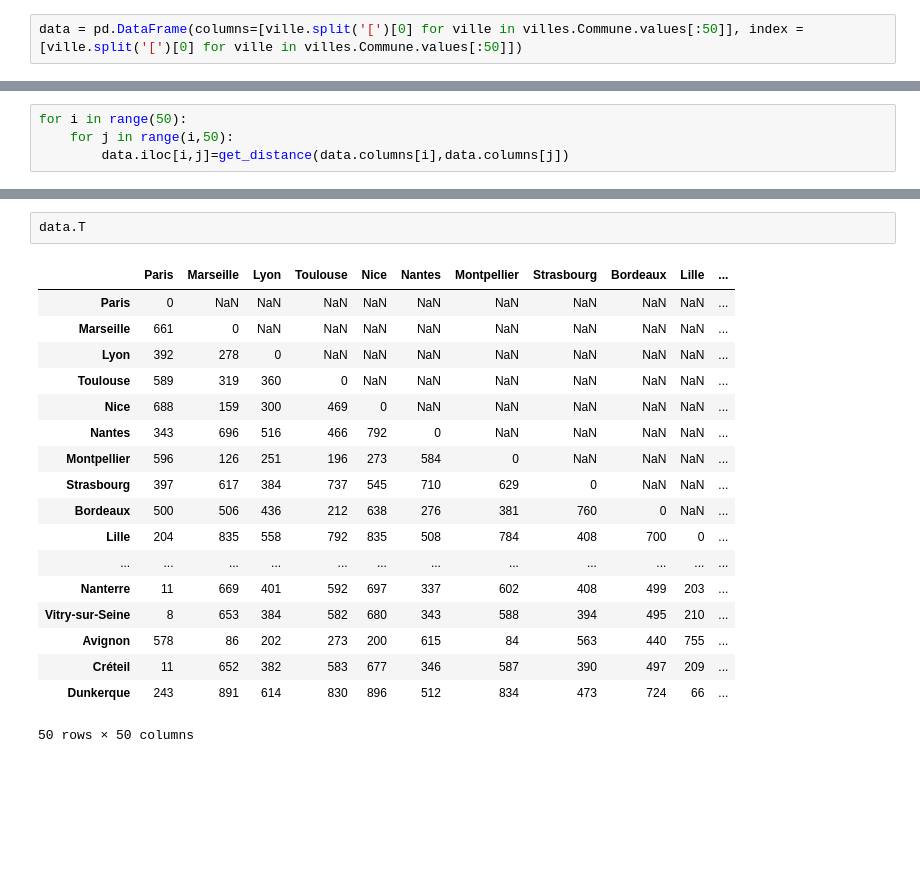
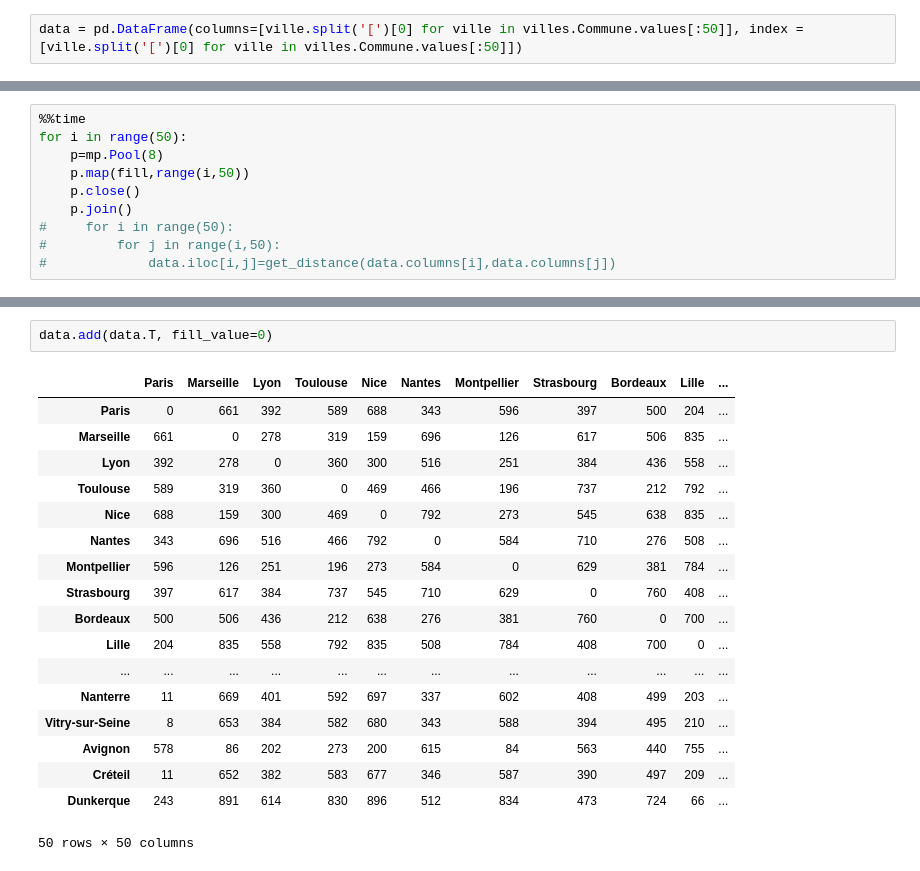
Before and after one commit to MSBigData2019/Benoit_SdeMenthiere, a Jupyter notebook: kit_datascience/Lesson3/cc3_matrice_distance_grdes_villes.ipynb, the cells around one changed output, grey strips where cells are left out. Saved outputs shown, nothing was run; the diff lists cells and outputs as text; blank space fills up the shorter version.

```diff
--- a/kit_datascience/Lesson3/cc3_matrice_distance_grdes_villes.ipynb
+++ b/kit_datascience/Lesson3/cc3_matrice_distance_grdes_villes.ipynb
@@ -42,4 +49,10 @@ data = pd.DataFrame(columns=[ville.split('[')[0] for ville in villes.Commune.val
 # %%
+%%time
 for i in range(50):
-    for j in range(i,50):
-        data.iloc[i,j]=get_distance(data.columns[i],data.columns[j])
+    p=mp.Pool(8)
+    p.map(fill,range(i,50))
+    p.close()
+    p.join()
+#     for i in range(50):
+#         for j in range(i,50):
+#             data.iloc[i,j]=get_distance(data.columns[i],data.columns[j])
@@ -67,16 +83,16 @@ data
 # %%
-data.T
+data.add(data.T, fill_value=0)
 # %% [output]
 |  | Paris | Marseille | Lyon | Toulouse | Nice | Nantes | Montpellier | Strasbourg | Bordeaux | Lille | ... |
-| Paris | 0 | NaN | NaN | NaN | NaN | NaN | NaN | NaN | NaN | NaN | ... |
-| Marseille | 661 | 0 | NaN | NaN | NaN | NaN | NaN | NaN | NaN | NaN | ... |
-| Lyon | 392 | 278 | 0 | NaN | NaN | NaN | NaN | NaN | NaN | NaN | ... |
-| Toulouse | 589 | 319 | 360 | 0 | NaN | NaN | NaN | NaN | NaN | NaN | ... |
-| Nice | 688 | 159 | 300 | 469 | 0 | NaN | NaN | NaN | NaN | NaN | ... |
-| Nantes | 343 | 696 | 516 | 466 | 792 | 0 | NaN | NaN | NaN | NaN | ... |
-| Montpellier | 596 | 126 | 251 | 196 | 273 | 584 | 0 | NaN | NaN | NaN | ... |
-| Strasbourg | 397 | 617 | 384 | 737 | 545 | 710 | 629 | 0 | NaN | NaN | ... |
-| Bordeaux | 500 | 506 | 436 | 212 | 638 | 276 | 381 | 760 | 0 | NaN | ... |
+| Paris | 0 | 661 | 392 | 589 | 688 | 343 | 596 | 397 | 500 | 204 | ... |
+| Marseille | 661 | 0 | 278 | 319 | 159 | 696 | 126 | 617 | 506 | 835 | ... |
+| Lyon | 392 | 278 | 0 | 360 | 300 | 516 | 251 | 384 | 436 | 558 | ... |
+| Toulouse | 589 | 319 | 360 | 0 | 469 | 466 | 196 | 737 | 212 | 792 | ... |
+| Nice | 688 | 159 | 300 | 469 | 0 | 792 | 273 | 545 | 638 | 835 | ... |
+| Nantes | 343 | 696 | 516 | 466 | 792 | 0 | 584 | 710 | 276 | 508 | ... |
+| Montpellier | 596 | 126 | 251 | 196 | 273 | 584 | 0 | 629 | 381 | 784 | ... |
+| Strasbourg | 397 | 617 | 384 | 737 | 545 | 710 | 629 | 0 | 760 | 408 | ... |
+| Bordeaux | 500 | 506 | 436 | 212 | 638 | 276 | 381 | 760 | 0 | 700 | ... |
 | Lille | 204 | 835 | 558 | 792 | 835 | 508 | 784 | 408 | 700 | 0 | ... |
 | ... | ... | ... | ... | ... | ... | ... | ... | ... | ... | ... | ... |
 | Nanterre | 11 | 669 | 401 | 592 | 697 | 337 | 602 | 408 | 499 | 203 | ... |
```
Also changed, not shown: parts of 6 cells of this notebook.
